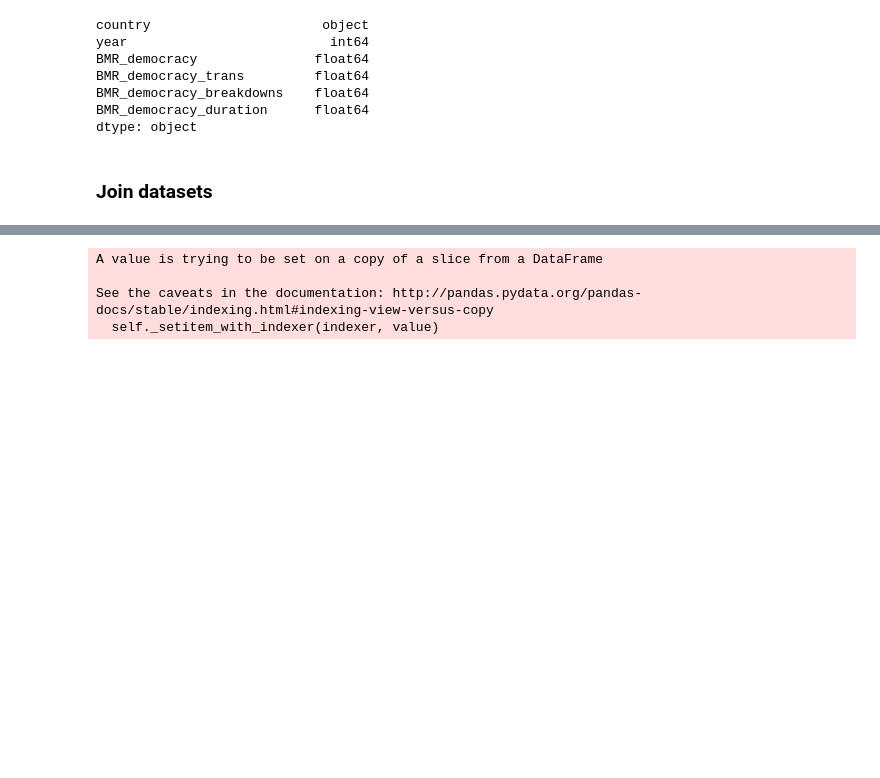
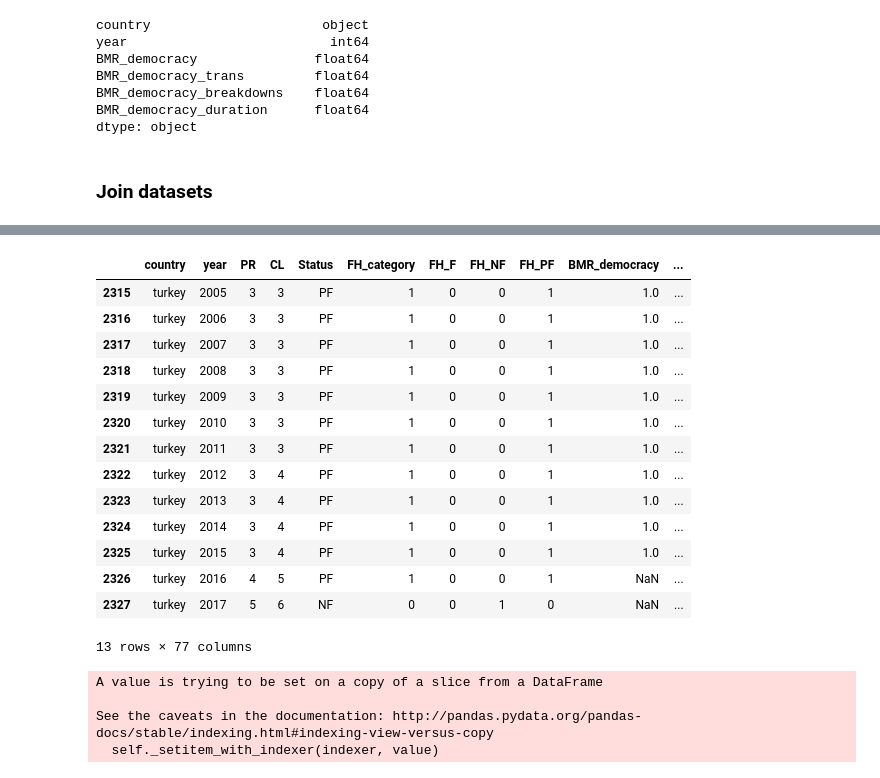
Before and after one commit to css-research-sp19/fp-sanittawan, a Jupyter notebook: data/original_data/Intermediate_data_processing/data_merge.ipynb, the cells around one changed output, grey strips where cells are left out. Cells and saved outputs as stored; diff of their text form; code cells hidden in the pictures; blank space fills up the shorter version.

```diff
--- a/data/original_data/Intermediate_data_processing/data_merge.ipynb
+++ b/data/original_data/Intermediate_data_processing/data_merge.ipynb
@@ -220,3 +479,21 @@ final_data['FH_category'] = 0
+# %%
+final_data.loc[final_data['country'] == 'turkey']
+# %% [output]
+|  | country | year | PR | CL | Status | FH_category | FH_F | FH_NF | FH_PF | BMR_democracy | ... |
+| 2315 | turkey | 2005 | 3 | 3 | PF | 1 | 0 | 0 | 1 | 1.0 | ... |
+| 2316 | turkey | 2006 | 3 | 3 | PF | 1 | 0 | 0 | 1 | 1.0 | ... |
+| 2317 | turkey | 2007 | 3 | 3 | PF | 1 | 0 | 0 | 1 | 1.0 | ... |
+| 2318 | turkey | 2008 | 3 | 3 | PF | 1 | 0 | 0 | 1 | 1.0 | ... |
+| 2319 | turkey | 2009 | 3 | 3 | PF | 1 | 0 | 0 | 1 | 1.0 | ... |
+| 2320 | turkey | 2010 | 3 | 3 | PF | 1 | 0 | 0 | 1 | 1.0 | ... |
+| 2321 | turkey | 2011 | 3 | 3 | PF | 1 | 0 | 0 | 1 | 1.0 | ... |
+| 2322 | turkey | 2012 | 3 | 4 | PF | 1 | 0 | 0 | 1 | 1.0 | ... |
+| 2323 | turkey | 2013 | 3 | 4 | PF | 1 | 0 | 0 | 1 | 1.0 | ... |
+| 2324 | turkey | 2014 | 3 | 4 | PF | 1 | 0 | 0 | 1 | 1.0 | ... |
+| 2325 | turkey | 2015 | 3 | 4 | PF | 1 | 0 | 0 | 1 | 1.0 | ... |
+| 2326 | turkey | 2016 | 4 | 5 | PF | 1 | 0 | 0 | 1 | NaN | ... |
+| 2327 | turkey | 2017 | 5 | 6 | NF | 0 | 0 | 1 | 0 | NaN | ... |
+13 rows × 77 columns
 # %%
 final_data['FH_category'].loc[final_data['Status'] == 'F'] = 2
 # %% [output]
```
Also changed, not shown: parts of 32 cells of this notebook.
